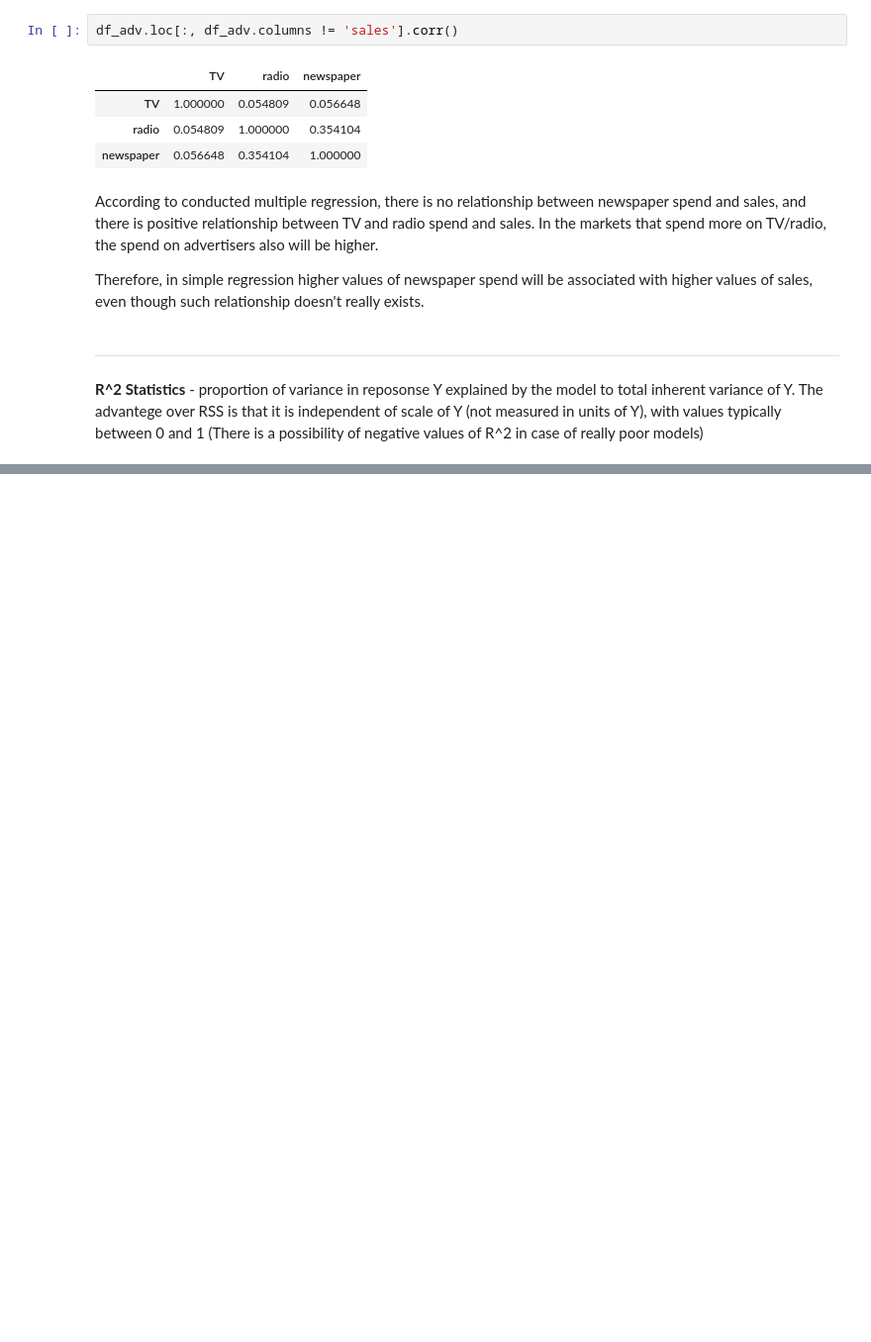
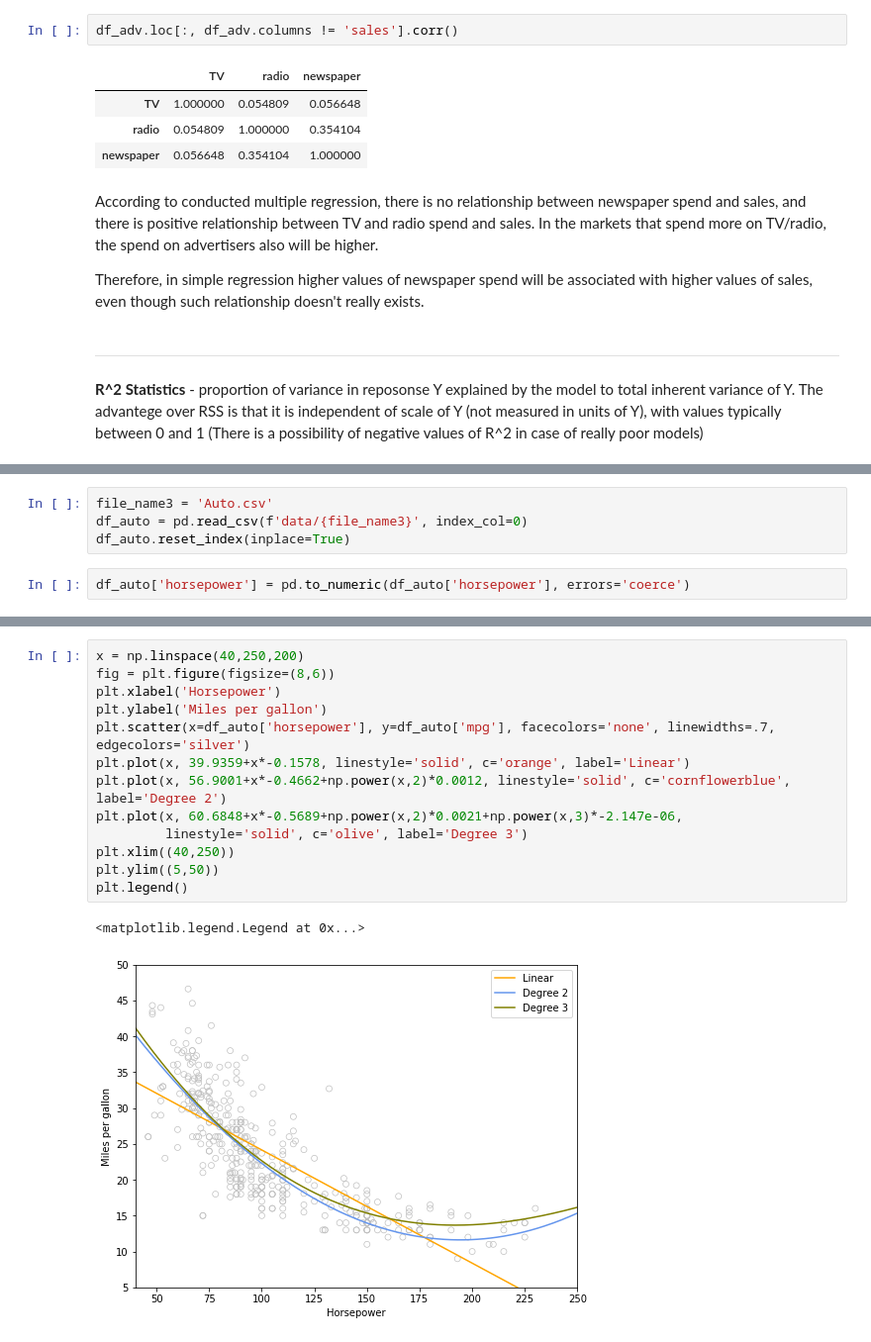
Before and after one commit to eryk-mazus/islr, a Jupyter notebook: Chapter 3.ipynb, the cells around one changed output, grey strips where cells are left out. Shown at 99% size. Cells and saved outputs as stored; diff of their text form; blank space fills up the shorter version.

```diff
--- a/Chapter 3.ipynb
+++ b/Chapter 3.ipynb
@@ -205,0 +325,6 @@ simple vs multiple regression - w jedym istotny a w drugim nieistotny (na podsta
+# %%
+file_name3 = 'Auto.csv'
+df_auto = pd.read_csv(f'data/{file_name3}', index_col=0)
+df_auto.reset_index(inplace=True)
+# %%
+df_auto['horsepower'] = pd.to_numeric(df_auto['horsepower'], errors='coerce')
@@ -205,0 +413,16 @@ simple vs multiple regression - w jedym istotny a w drugim nieistotny (na podsta
+# %%
+x = np.linspace(40,250,200)
+fig = plt.figure(figsize=(8,6))
+plt.xlabel('Horsepower')
+plt.ylabel('Miles per gallon')
+plt.scatter(x=df_auto['horsepower'], y=df_auto['mpg'], facecolors='none', linewidths=.7, edgecolors='silver')
+plt.plot(x, 39.9359+x*-0.1578, linestyle='solid', c='orange', label='Linear')
+plt.plot(x, 56.9001+x*-0.4662+np.power(x,2)*0.0012, linestyle='solid', c='cornflowerblue', label='Degree 2')
+plt.plot(x, 60.6848+x*-0.5689+np.power(x,2)*0.0021+np.power(x,3)*-2.147e-06,
+         linestyle='solid', c='olive', label='Degree 3')
+plt.xlim((40,250))
+plt.ylim((5,50))
+plt.legend()
+# %% [output]
+<matplotlib.legend.Legend at 0x...>
+[figure, added]
```
Also changed, not shown: parts of 34 cells of this notebook, 3 other files.
